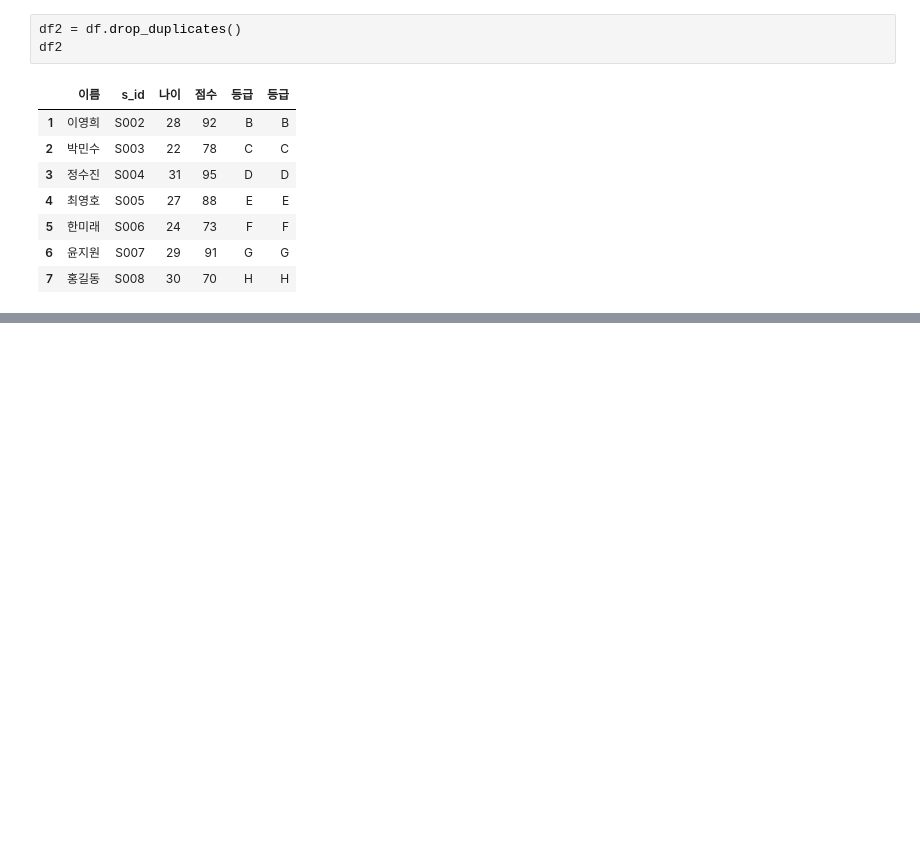
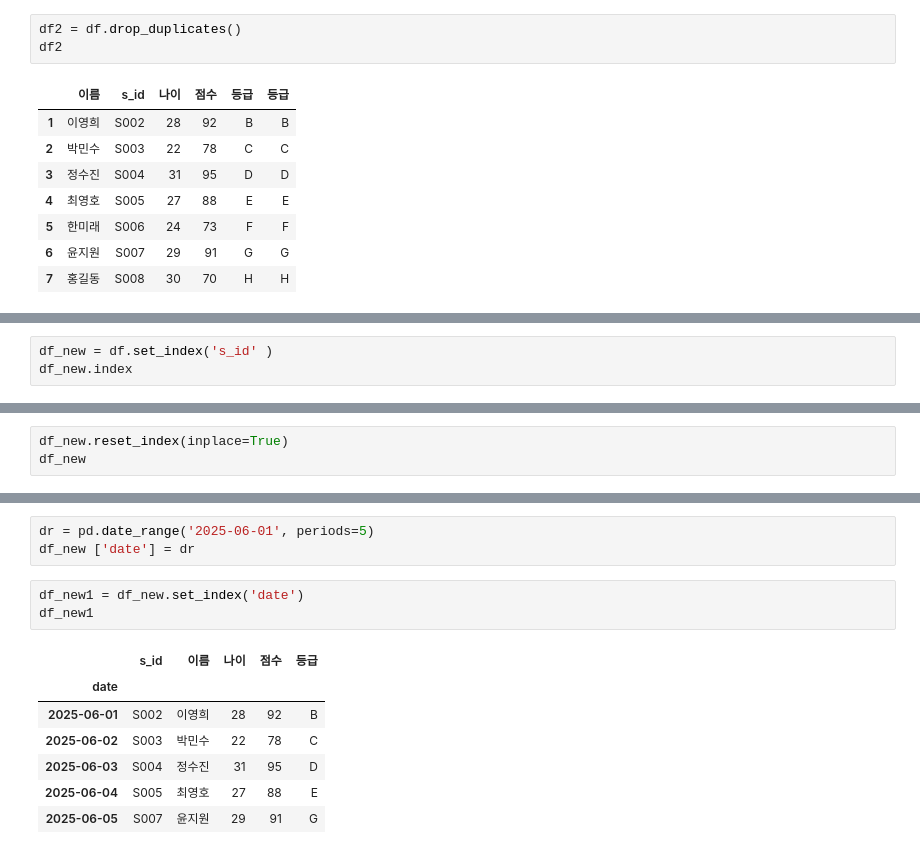
Before and after one commit to yleessam/hipython_rep, a Jupyter notebook: 13_판다스.ipynb, the cells around one changed output, grey strips where cells are left out. Drawn from its saved outputs; the diff is of its cells as text; blank space fills up the shorter version.

```diff
--- a/13_판다스.ipynb
+++ b/13_판다스.ipynb
@@ -588,0 +593,3 @@ df2
+# %%
+df_new = df.set_index('s_id' )
+df_new.index
@@ -588,0 +598,3 @@ df2
+# %%
+df_new.reset_index(inplace=True)
+df_new
@@ -588,0 +608,14 @@ df2
+# %%
+dr = pd.date_range('2025-06-01', periods=5)
+df_new ['date'] = dr
+# %%
+df_new1 = df_new.set_index('date')
+df_new1
+# %% [output]
+|  | s_id | 이름 | 나이 | 점수 | 등급 |
+| date |  |  |  |  |  |
+| 2025-06-01 | S002 | 이영희 | 28 | 92 | B |
+| 2025-06-02 | S003 | 박민수 | 22 | 78 | C |
+| 2025-06-03 | S004 | 정수진 | 31 | 95 | D |
+| 2025-06-04 | S005 | 최영호 | 27 | 88 | E |
+| 2025-06-05 | S007 | 윤지원 | 29 | 91 | G |
```
Also changed, not shown: parts of 3 cells of this notebook.
